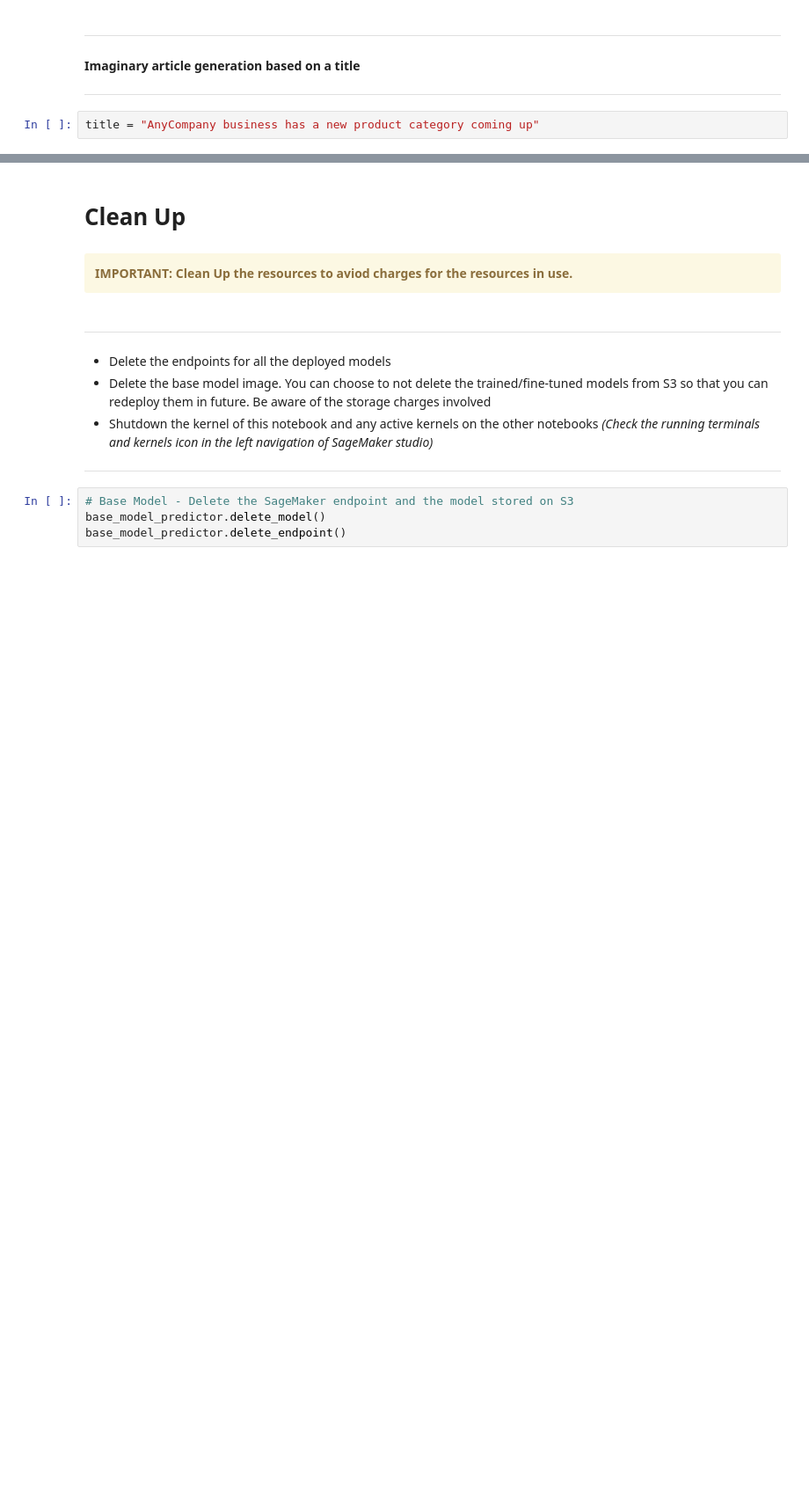
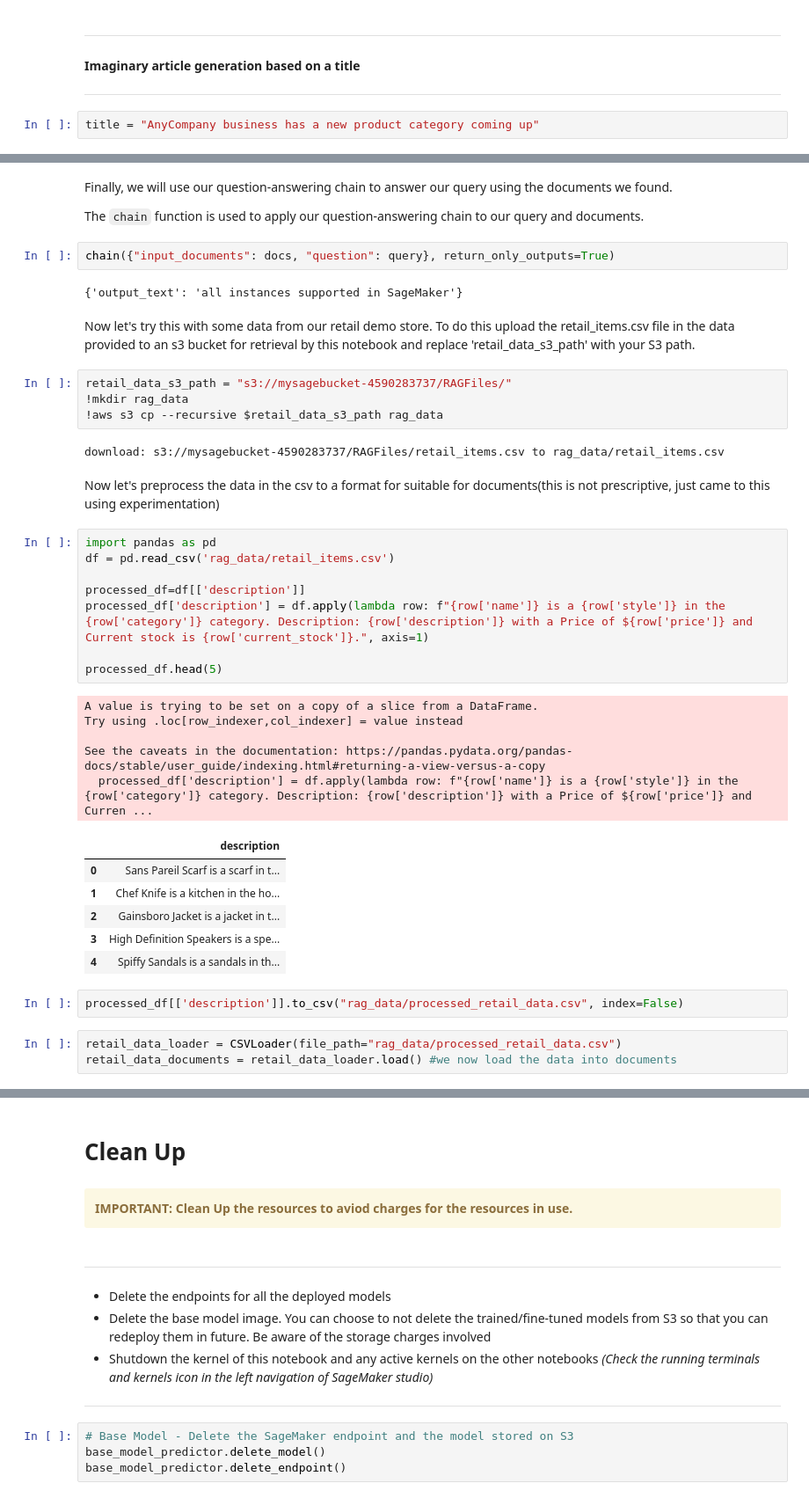
Before and after one commit to Adibuer-lab/gen-ai-workshop, a Jupyter notebook: src/uki_ent_retail_sa-generativeai_workshop-09aug2023.ipynb, the cells around one changed output, grey strips where cells are left out. Shown: that part at 88% size. Saved outputs shown, nothing was run; the diff lists cells and outputs as text; blank space fills up the shorter version.

```diff
--- a/src/uki_ent_retail_sa-generativeai_workshop-09aug2023.ipynb
+++ b/src/uki_ent_retail_sa-generativeai_workshop-09aug2023.ipynb
@@ -429,0 +778,43 @@ for each_prompt in prompts:
+# %% [markdown]
+Finally, we will use our question-answering chain to answer our query using the documents we found.
+
+The `chain` function is used to apply our question-answering chain to our query and documents.
+# %%
+chain({"input_documents": docs, "question": query}, return_only_outputs=True)
+# %% [output]
+{'output_text': 'all instances supported in SageMaker'}
+# %% [markdown]
+Now let's try this with some data from our retail demo store. To do this upload the retail_items.csv file in the data provided to an s3 bucket for retrieval by this notebook and replace 'retail_data_s3_path' with your S3 path.
+# %%
+retail_data_s3_path = "s3://mysagebucket-4590283737/RAGFiles/"
+!mkdir rag_data
+!aws s3 cp --recursive $retail_data_s3_path rag_data
+# %% [output]
+download: s3://mysagebucket-4590283737/RAGFiles/retail_items.csv to rag_data/retail_items.csv
+# %% [markdown]
+Now let's preprocess the data in the csv to a format for suitable for documents(this is not prescriptive, just came to this using experimentation)
+# %%
+import pandas as pd
+df = pd.read_csv('rag_data/retail_items.csv')
+
+processed_df=df[['description']]
+processed_df['description'] = df.apply(lambda row: f"{row['name']} is a {row['style']} in the {row['category']} category. Description: {row['description']} with a Price of ${row['price']} and Current stock is {row['current_stock']}.", axis=1)
+
+processed_df.head(5)
+# %% [output]
+A value is trying to be set on a copy of a slice from a DataFrame.
+Try using .loc[row_indexer,col_indexer] = value instead
+
+See the caveats in the documentation: https://pandas.pydata.org/pandas-docs/stable/user_guide/indexing.html#returning-a-view-versus-a-copy
+  processed_df['description'] = df.apply(lambda row: f"{row['name']} is a {row['style']} in the {row['category']} category. Description: {row['description']} with a Price of ${row['price']} and Curren ...
+|  | description |
+| 0 | Sans Pareil Scarf is a scarf in t... |
+| 1 | Chef Knife is a kitchen in the ho... |
+| 2 | Gainsboro Jacket is a jacket in t... |
+| 3 | High Definition Speakers is a spe... |
+| 4 | Spiffy Sandals is a sandals in th... |
+# %%
+processed_df[['description']].to_csv("rag_data/processed_retail_data.csv", index=False)
+# %%
+retail_data_loader = CSVLoader(file_path="rag_data/processed_retail_data.csv")
+retail_data_documents = retail_data_loader.load() #we now load the data into documents
```
Also changed, not shown: parts of 87 cells of this notebook.
